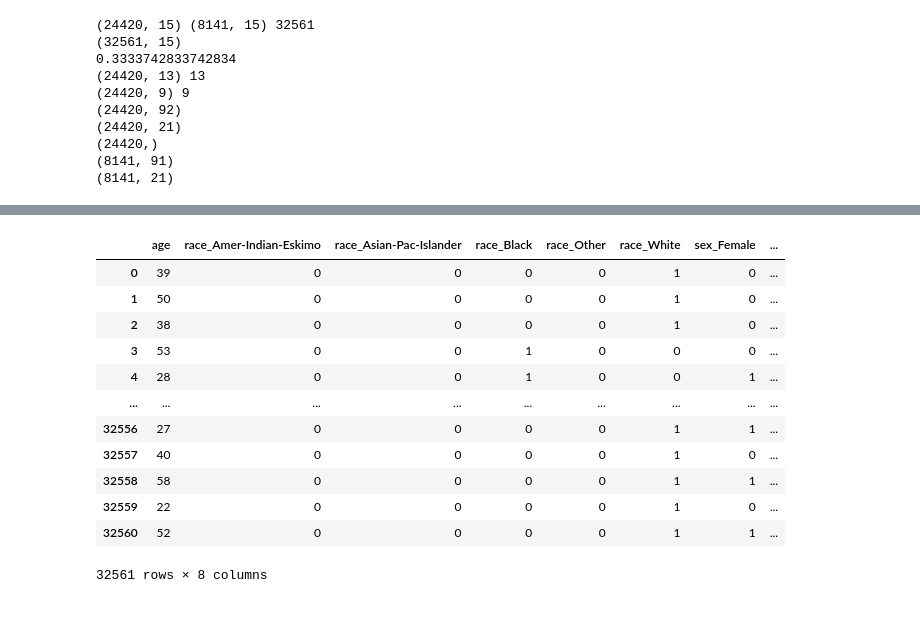
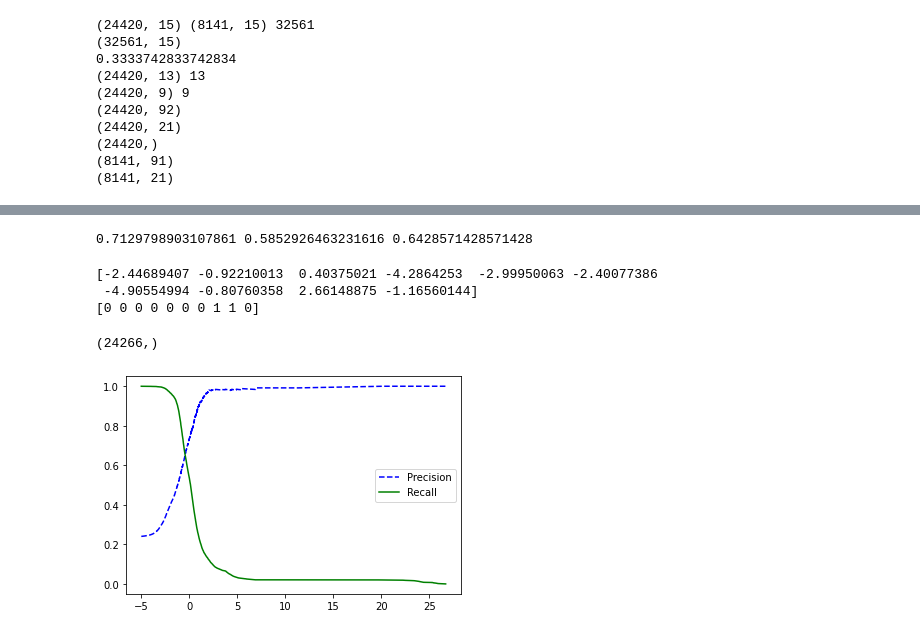
Before and after one commit to roypiyush/python_project, a Jupyter notebook: ml/income_prediction.ipynb, the cells around one changed output, grey strips where cells are left out. Drawn from its saved outputs; the diff is of its cells as text; code cells hidden in the pictures.

```diff
--- a/ml/income_prediction.ipynb
+++ b/ml/income_prediction.ipynb
@@ -82,2 +105,10 @@ adult_test_df = load_data(base_directory, 'adult.test', names=column_names, skip
+# %%
+preprocess_pipeline = Pipeline([
+        ('dropper', ColumnDropperTransformer(['education'])),
+        ('unknown_value_replacer', ColumnUnknownValueTransformer(['workclass', 'occupation', 'native-country']))
+    ])
+
+adult_data_df = preprocess_pipeline.fit_transform(adult_data_df)
+adult_test_df = preprocess_pipeline.fit_transform(adult_test_df)
 # %% [markdown]
 # Correlation matrix between class and num columns
@@ -135,2 +114,0 @@ histogram = adult_data_df.hist(bins=30, figsize=(25, 15), grid=True, legend=True
-# %%
-adult_data_df['workclass'] = adult_data_df['workclass'].replace(['?'], 'unknown_class')
@@ -354,17 +225,33 @@ Standard deviation: 0.003504545304578476
 ************* End of Cross Validation neg_mean_squared_error RandomForestClassifier()*************
-# %%
-pd.get_dummies(adult_data_df[['race', 'sex', 'age']])
-# %% [output]
-|  | age | race_Amer-Indian-Eskimo | race_Asian-Pac-Islander | race_Black | race_Other | race_White | sex_Female | ... |
-| 0 | 39 | 0 | 0 | 0 | 0 | 1 | 0 | ... |
-| 1 | 50 | 0 | 0 | 0 | 0 | 1 | 0 | ... |
-| 2 | 38 | 0 | 0 | 0 | 0 | 1 | 0 | ... |
-| 3 | 53 | 0 | 0 | 1 | 0 | 0 | 0 | ... |
-| 4 | 28 | 0 | 0 | 1 | 0 | 0 | 1 | ... |
-| ... | ... | ... | ... | ... | ... | ... | ... | ... |
-| 32556 | 27 | 0 | 0 | 0 | 0 | 1 | 1 | ... |
-| 32557 | 40 | 0 | 0 | 0 | 0 | 1 | 0 | ... |
-| 32558 | 58 | 0 | 0 | 0 | 0 | 1 | 1 | ... |
-| 32559 | 22 | 0 | 0 | 0 | 0 | 1 | 0 | ... |
-| 32560 | 52 | 0 | 0 | 0 | 0 | 1 | 1 | ... |
-32561 rows × 8 columns
+# %%
+from sklearn.metrics import precision_score, recall_score, f1_score
+
+Y_predictions = sgd.predict(X2_test)
+print(precision_score(Y_test, Y_predictions), recall_score(Y_test, Y_predictions),
+      f1_score(Y_test, Y_predictions))
+# %% [output]
+0.7129798903107861 0.5852926463231616 0.6428571428571428
+# %%
+print(sgd.decision_function(X2_prepared[:10, :]))
+print(Y_prepared[:10])
+# %% [output]
+[-2.44689407 -0.92210013  0.40375021 -4.2864253  -2.99950063 -2.40077386
+ -4.90554994 -0.80760358  2.66148875 -1.16560144]
+[0 0 0 0 0 0 0 1 1 0]
+# %%
+def plot_precision_recall_vs_threshold(precisions, recalls, thresholds):
+    plt.plot(thresholds, precisions[:-1], "b--", label="Precision")
+    plt.plot(thresholds, recalls[:-1], "g-", label="Recall")
+    plt.legend(loc="center right")
+# %%
+y_scores = cross_val_predict(sgd, X2_prepared, Y_prepared, cv=3, method="decision_function")
+y_probas_forest = cross_val_predict(rf, X2_prepared, Y_prepared, cv=3, method="predict_proba")
+
+from sklearn.metrics import precision_recall_curve
+precisions, recalls, thresholds = precision_recall_curve(Y_prepared, y_scores)
+
+plot_precision_recall_vs_threshold(precisions, recalls, thresholds)
+plt.show()
+# %% [output]
+(24266,)
+[figure, added]
```
Also changed, not shown: parts of 19 cells of this notebook, 3 other files.
